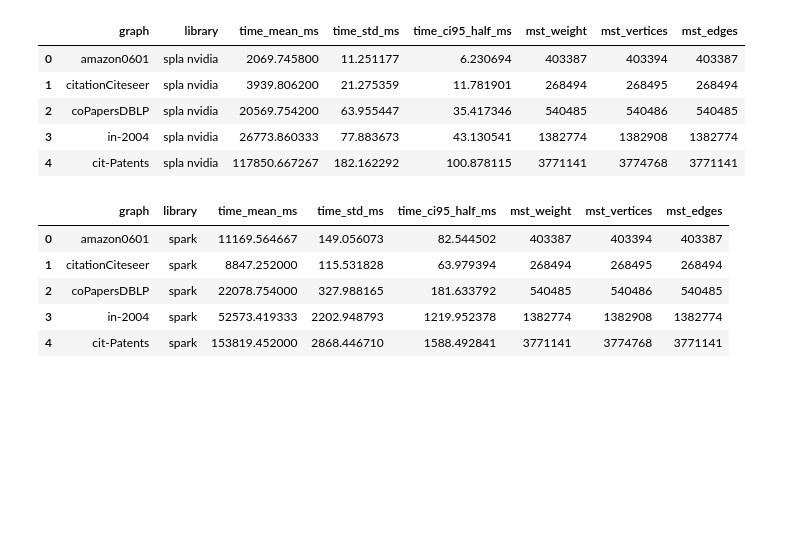
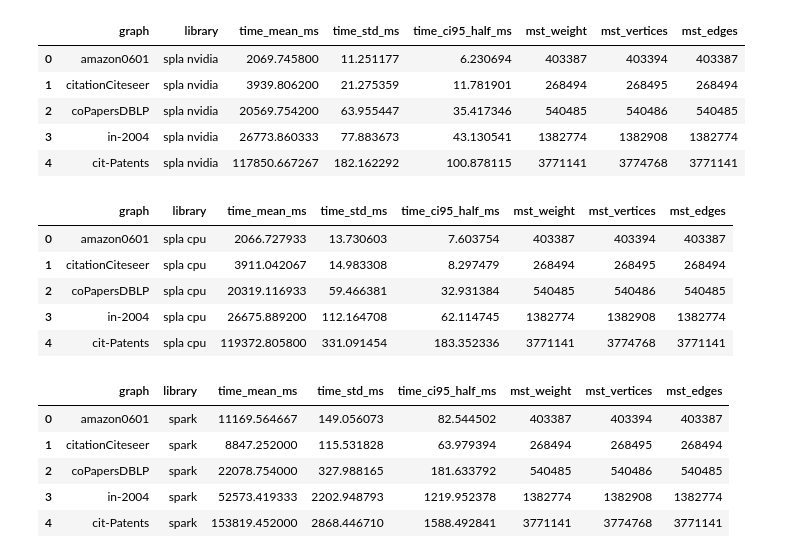
Before and after one commit to vladyoslav/graphs_analysis, a Jupyter notebook: experiments/experiment.ipynb, the cells around one changed output. Saved outputs shown, nothing was run; the diff lists cells and outputs as text; code cells hidden in the pictures; blank space fills up the shorter version.

```diff
--- a/experiments/experiment.ipynb
+++ b/experiments/experiment.ipynb
@@ -364,6 +366,16 @@ display(bench_spla_p1)
 | 2 | coPapersDBLP | spla nvidia | 20569.754200 | 63.955447 | 35.417346 | 540485 | 540486 | 540485 |
 | 3 | in-2004 | spla nvidia | 26773.860333 | 77.883673 | 43.130541 | 1382774 | 1382908 | 1382774 |
 | 4 | cit-Patents | spla nvidia | 117850.667267 | 182.162292 | 100.878115 | 3771141 | 3774768 | 3771141 |
+# %%
+bench_spla_cpu = bench_results_table("spla-cpu")
+display(bench_spla_cpu)
+# %% [output]
+|  | graph | library | time_mean_ms | time_std_ms | time_ci95_half_ms | mst_weight | mst_vertices | mst_edges |
+| 0 | amazon0601 | spla cpu | 2066.727933 | 13.730603 | 7.603754 | 403387 | 403394 | 403387 |
+| 1 | citationCiteseer | spla cpu | 3911.042067 | 14.983308 | 8.297479 | 268494 | 268495 | 268494 |
+| 2 | coPapersDBLP | spla cpu | 20319.116933 | 59.466381 | 32.931384 | 540485 | 540486 | 540485 |
+| 3 | in-2004 | spla cpu | 26675.889200 | 112.164708 | 62.114745 | 1382774 | 1382908 | 1382774 |
+| 4 | cit-Patents | spla cpu | 119372.805800 | 331.091454 | 183.352336 | 3771141 | 3774768 | 3771141 |
 # %%
 bench_spark = bench_results_table("spark")
 display(bench_spark)
```
Also changed, not shown: parts of 2 cells of this notebook, 7 other files.
